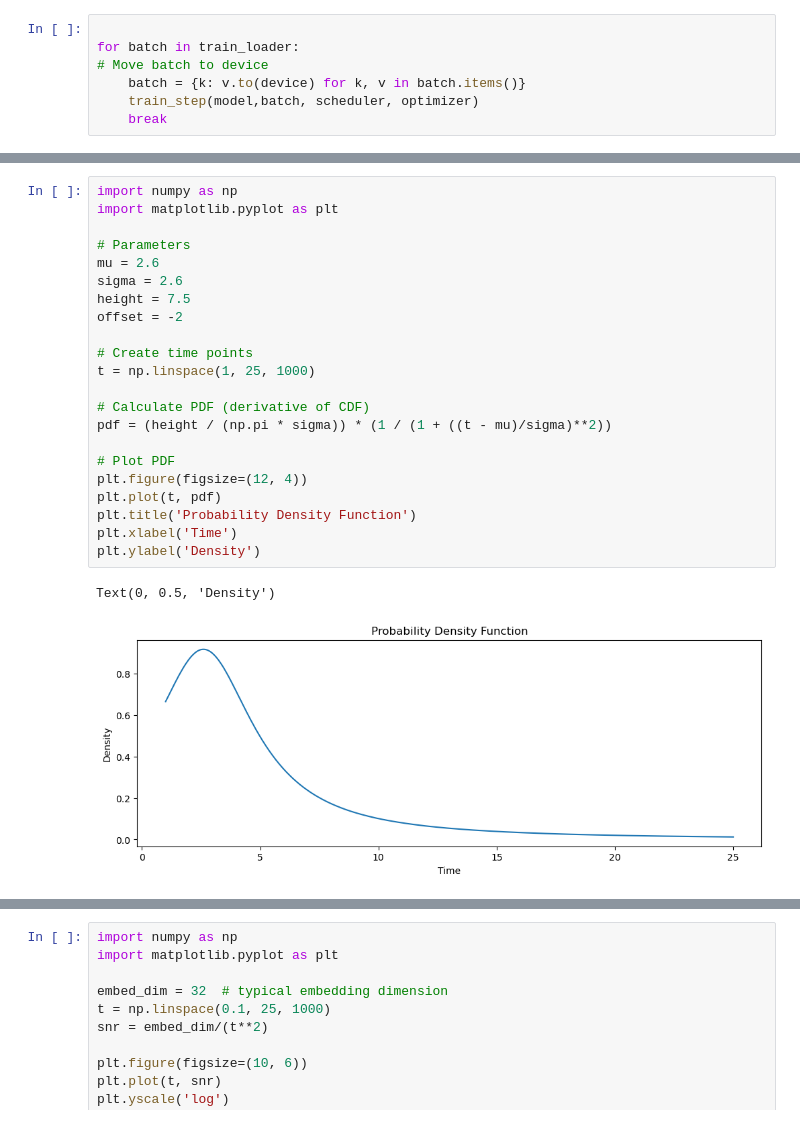
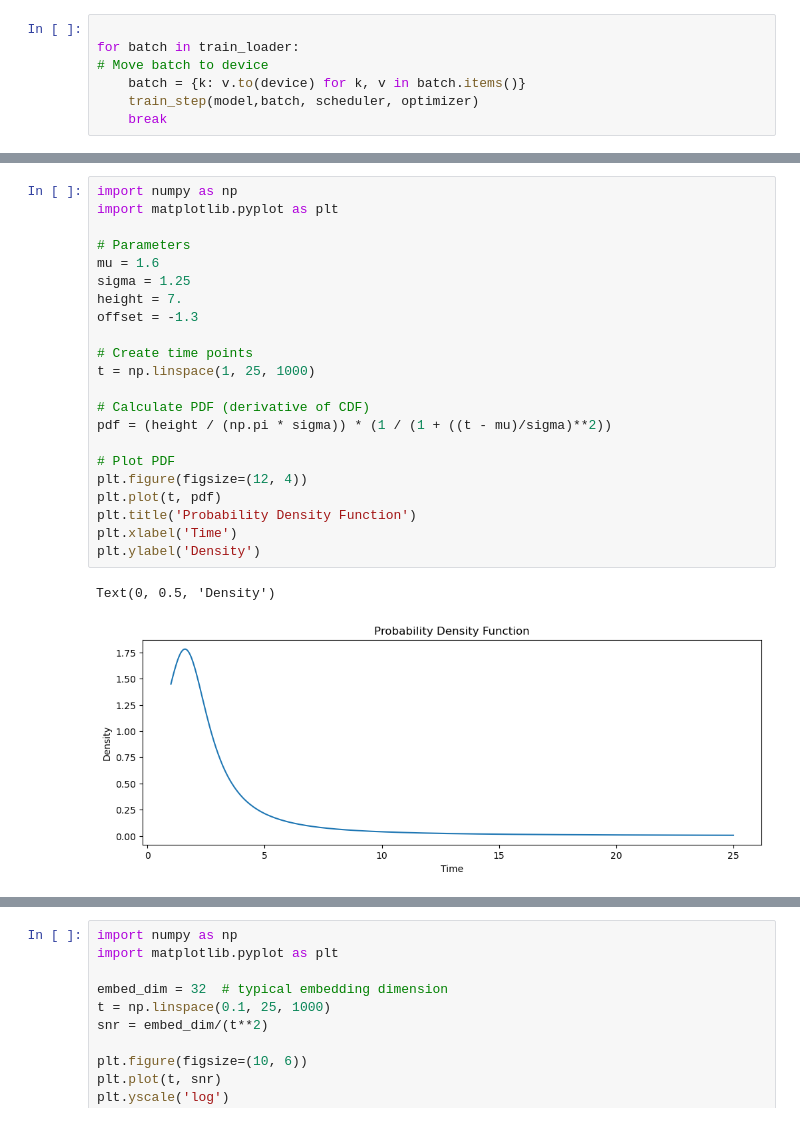
Before and after one commit to the-puzzler/cdcd_hmp, a Jupyter notebook: new_attempt/train.ipynb, the cells around one changed output, grey strips where cells are left out. Drawn from its saved outputs; the diff is of its cells as text.

```diff
--- a/new_attempt/train.ipynb
+++ b/new_attempt/train.ipynb
@@ -513,28 +504,28 @@ Entropy range: 0.0001104202528949827 to 6.233564376831055
 # %%
 import numpy as np
 import matplotlib.pyplot as plt
 
 # Parameters
-mu = 2.6
-sigma = 2.6
-height = 7.5
-offset = -2
+mu = 1.6
+sigma = 1.25
+height = 7.
+offset = -1.3
 
 # Create time points
 t = np.linspace(1, 25, 1000)
 
 # Calculate PDF (derivative of CDF)
 pdf = (height / (np.pi * sigma)) * (1 / (1 + ((t - mu)/sigma)**2))
 
 # Plot PDF
 plt.figure(figsize=(12, 4))
 plt.plot(t, pdf)
 plt.title('Probability Density Function')
 plt.xlabel('Time')
 plt.ylabel('Density')
 # %% [output]
 Text(0, 0.5, 'Density')
-[figure, old version]
+[figure, new version]
 # %%
 import matplotlib.pyplot as plt
 import numpy as np
```
Also changed, not shown: parts of 12 cells of this notebook, 1 other file.
